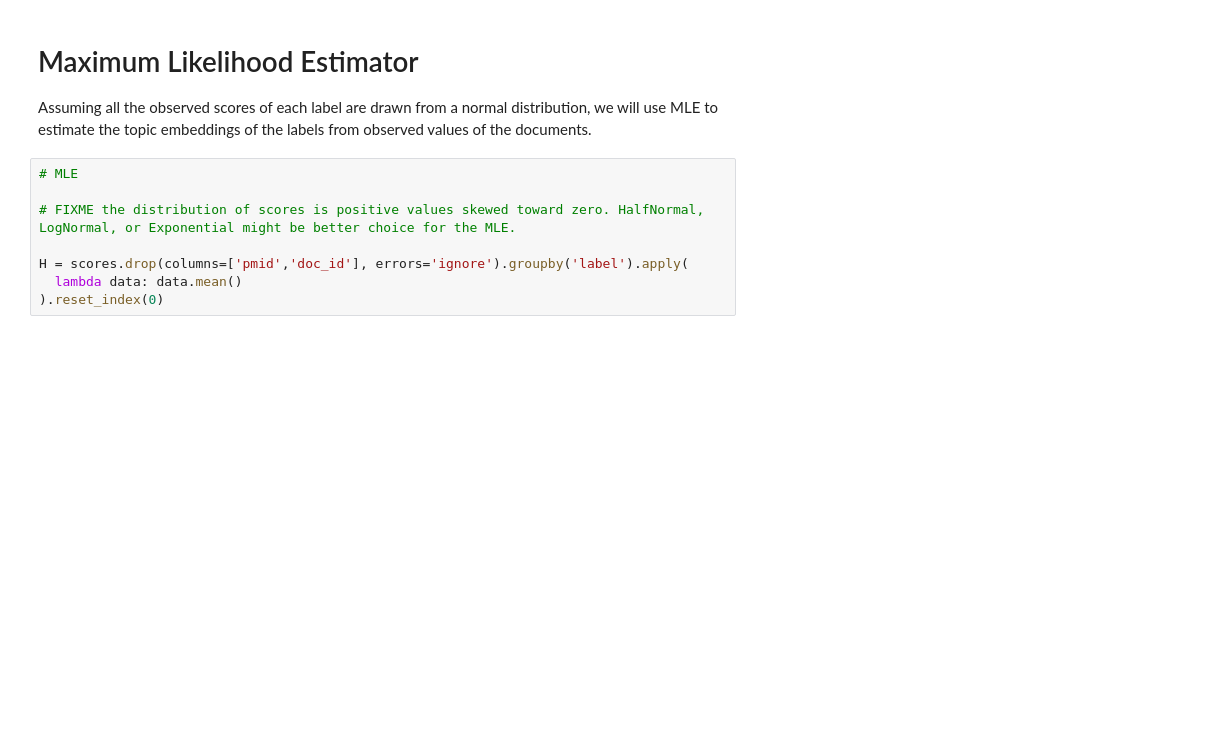
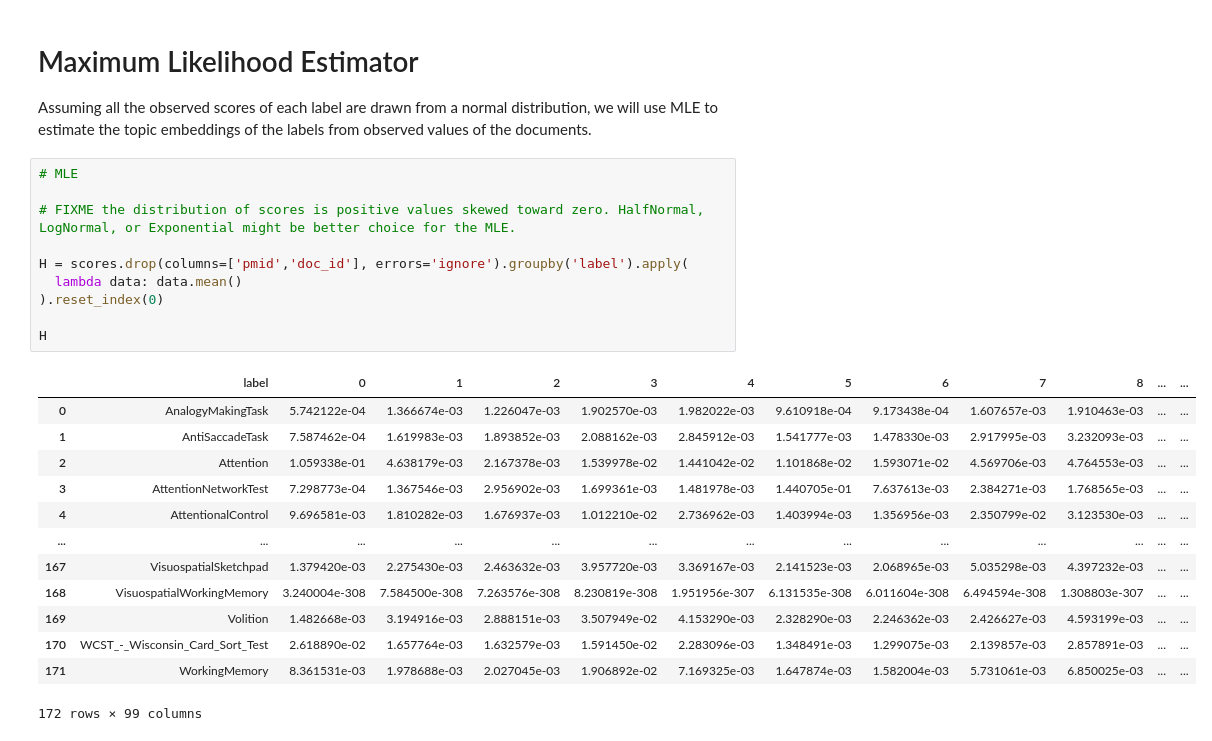
Before and after one commit to morteza/CogText, a Jupyter notebook: notebooks/3 Topic Embedding.ipynb, the cells around one changed output. Saved outputs shown, nothing was run; the diff lists cells and outputs as text; blank space fills up the shorter version.

```diff
--- a/notebooks/3 Topic Embedding.ipynb
+++ b/notebooks/3 Topic Embedding.ipynb
@@ -133,11 +136,27 @@ Assuming all the observed scores of each label are drawn from a normal distribut
 # %%
 # MLE
 
 # FIXME the distribution of scores is positive values skewed toward zero. HalfNormal, LogNormal, or Exponential might be better choice for the MLE.
 
 H = scores.drop(columns=['pmid','doc_id'], errors='ignore').groupby('label').apply(
   lambda data: data.mean()
 ).reset_index(0)
+
+H
+# %% [output]
+|  | label | 0 | 1 | 2 | 3 | 4 | 5 | 6 | 7 | 8 | ... | ... |
+| 0 | AnalogyMakingTask | 5.742122e-04 | 1.366674e-03 | 1.226047e-03 | 1.902570e-03 | 1.982022e-03 | 9.610918e-04 | 9.173438e-04 | 1.607657e-03 | 1.910463e-03 | ... | ... |
+| 1 | AntiSaccadeTask | 7.587462e-04 | 1.619983e-03 | 1.893852e-03 | 2.088162e-03 | 2.845912e-03 | 1.541777e-03 | 1.478330e-03 | 2.917995e-03 | 3.232093e-03 | ... | ... |
+| 2 | Attention | 1.059338e-01 | 4.638179e-03 | 2.167378e-03 | 1.539978e-02 | 1.441042e-02 | 1.101868e-02 | 1.593071e-02 | 4.569706e-03 | 4.764553e-03 | ... | ... |
+| 3 | AttentionNetworkTest | 7.298773e-04 | 1.367546e-03 | 2.956902e-03 | 1.699361e-03 | 1.481978e-03 | 1.440705e-01 | 7.637613e-03 | 2.384271e-03 | 1.768565e-03 | ... | ... |
+| 4 | AttentionalControl | 9.696581e-03 | 1.810282e-03 | 1.676937e-03 | 1.012210e-02 | 2.736962e-03 | 1.403994e-03 | 1.356956e-03 | 2.350799e-02 | 3.123530e-03 | ... | ... |
+| ... | ... | ... | ... | ... | ... | ... | ... | ... | ... | ... | ... | ... |
+| 167 | VisuospatialSketchpad | 1.379420e-03 | 2.275430e-03 | 2.463632e-03 | 3.957720e-03 | 3.369167e-03 | 2.141523e-03 | 2.068965e-03 | 5.035298e-03 | 4.397232e-03 | ... | ... |
+| 168 | VisuospatialWorkingMemory | 3.240004e-308 | 7.584500e-308 | 7.263576e-308 | 8.230819e-308 | 1.951956e-307 | 6.131535e-308 | 6.011604e-308 | 6.494594e-308 | 1.308803e-307 | ... | ... |
+| 169 | Volition | 1.482668e-03 | 3.194916e-03 | 2.888151e-03 | 3.507949e-02 | 4.153290e-03 | 2.328290e-03 | 2.246362e-03 | 2.426627e-03 | 4.593199e-03 | ... | ... |
+| 170 | WCST_-_Wisconsin_Card_Sort_Test | 2.618890e-02 | 1.657764e-03 | 1.632579e-03 | 1.591450e-02 | 2.283096e-03 | 1.348491e-03 | 1.299075e-03 | 2.139857e-03 | 2.857891e-03 | ... | ... |
+| 171 | WorkingMemory | 8.361531e-03 | 1.978688e-03 | 2.027045e-03 | 1.906892e-02 | 7.169325e-03 | 1.647874e-03 | 1.582004e-03 | 5.731061e-03 | 6.850025e-03 | ... | ... |
+172 rows × 99 columns
 # %%
 
 # convert to a dataframe, indexed by label and category
```
Also changed, not shown: parts of 6 cells of this notebook, 10 other files.
